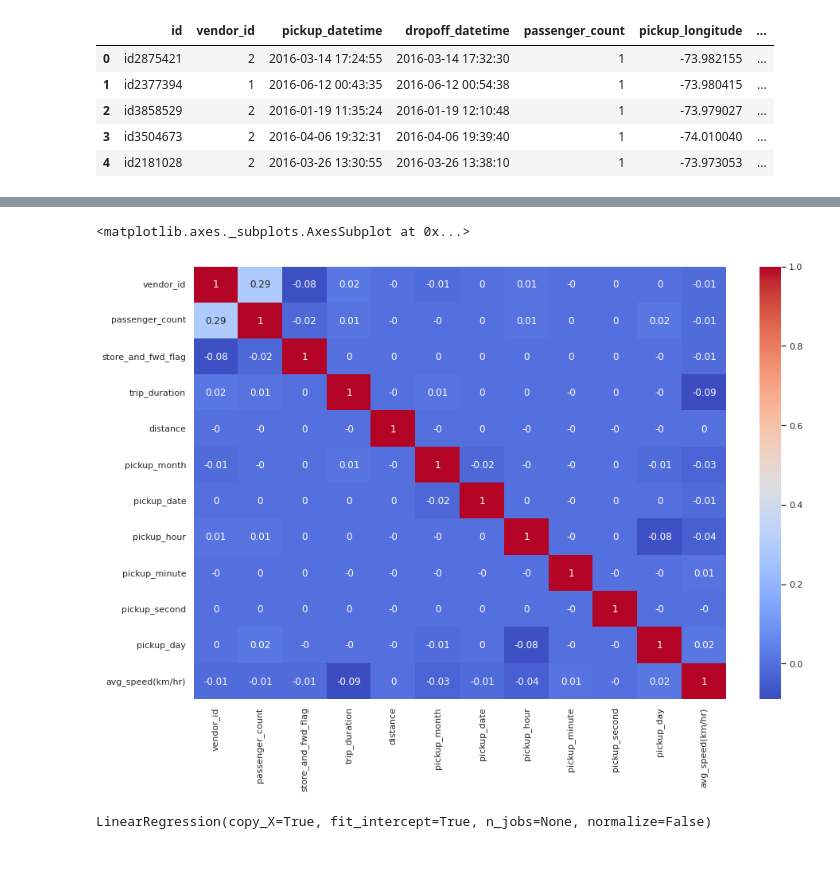
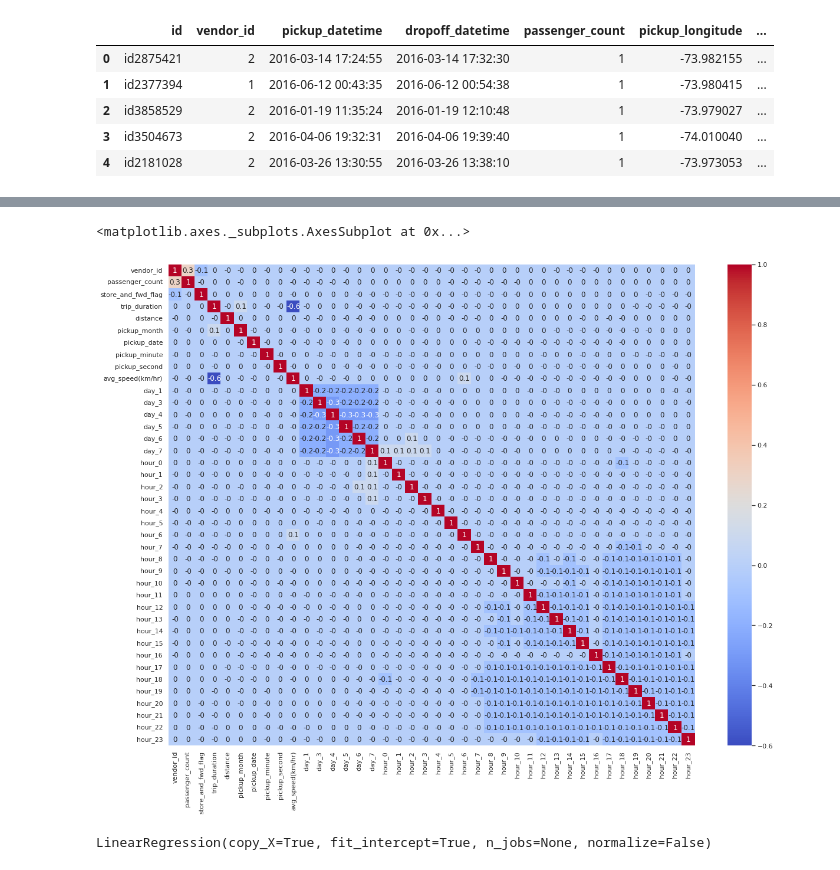
Before and after one commit to indrochoco/NYC-Taxi-prediction, a Jupyter notebook: Copy_2_of_NYC_Taxi_Trip_Time_Prediction_Capstone_Project.ipynb, the cells around one changed output, grey strips where cells are left out. Cells and saved outputs as stored; diff of their text form; code cells hidden in the pictures.

```diff
--- a/Copy_2_of_NYC_Taxi_Trip_Time_Prediction_Capstone_Project.ipynb
+++ b/Copy_2_of_NYC_Taxi_Trip_Time_Prediction_Capstone_Project.ipynb
@@ -265,7 +271,7 @@ some average speed was too much , like 250 km/hour, which was practically imposs
 # %% [markdown]
 we can see here that trip duration was so small , which was practically impossible, so we exclude rows of those, whose trip duration which was less than 30 seconds and which average speed was more than 180 km
 # %%
-taxi_data= taxi_data[taxi_data['avg_speed(km/hr)']<180]
+taxi_data= taxi_data[taxi_data['avg_speed(km/hr)']<100]
 # %%
 taxi_data=taxi_data[taxi_data['trip_duration']>30]
 # %%
@@ -319,0 +313,2 @@ taxi_data.boxplot(column='trip_duration')
+# %%
+taxi_data= taxi_data[taxi_data.trip_duration<21600]
@@ -353,6 +355,8 @@ col_to_drop= ['id','pickup_longitude', 'pickup_latitude','dropoff_longitude',
                          'dropoff_latitude','pickup_year',
                           'pickup_datetime','dropoff_datetime']
 taxi_df= taxi_data.drop(col_to_drop, axis=1)
+# %%
+taxi_df = pd.get_dummies(taxi_df, columns=["pickup_day", "pickup_hour"], prefix=["day", "hour"])
 # %%
 taxi_df.corr()
 # %% [output]
@@ -372,9 +380,9 @@ taxi_df.corr()
 # %%
-plt.figure(figsize=(15,10))
-sns.heatmap(round(taxi_df.corr(),2),annot=True,cmap='coolwarm')
+plt.figure(figsize=(20,15))
+sns.heatmap(round(taxi_df.corr(),1),annot=True,cmap='coolwarm')
 # %% [output]
 <matplotlib.axes._subplots.AxesSubplot at 0x...>
-[figure, old version]
+[figure, new version]
 # %%
 from sklearn.preprocessing import MinMaxScaler
 from sklearn.model_selection import train_test_split
```
Also changed, not shown: parts of 56 cells of this notebook.
